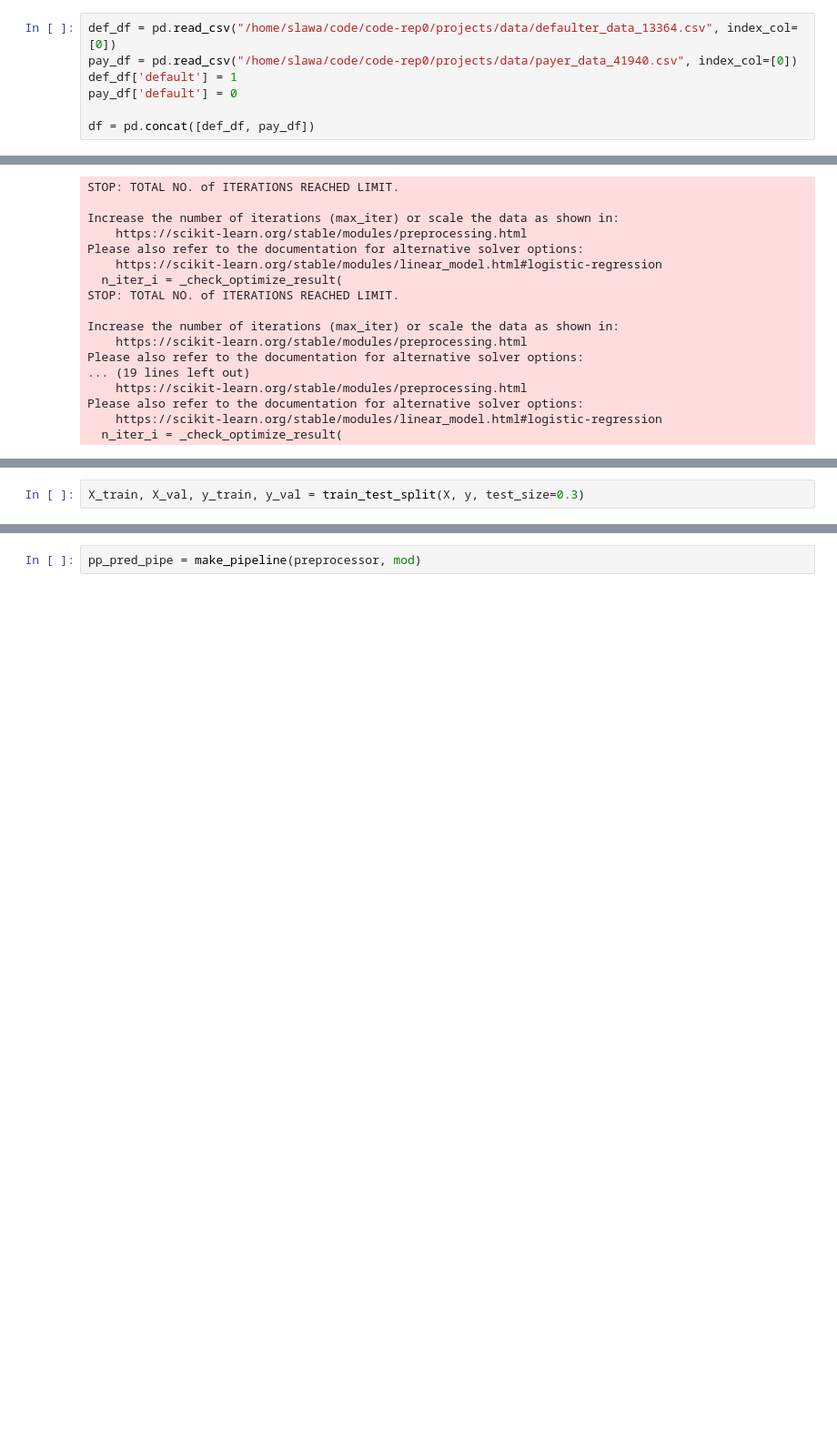
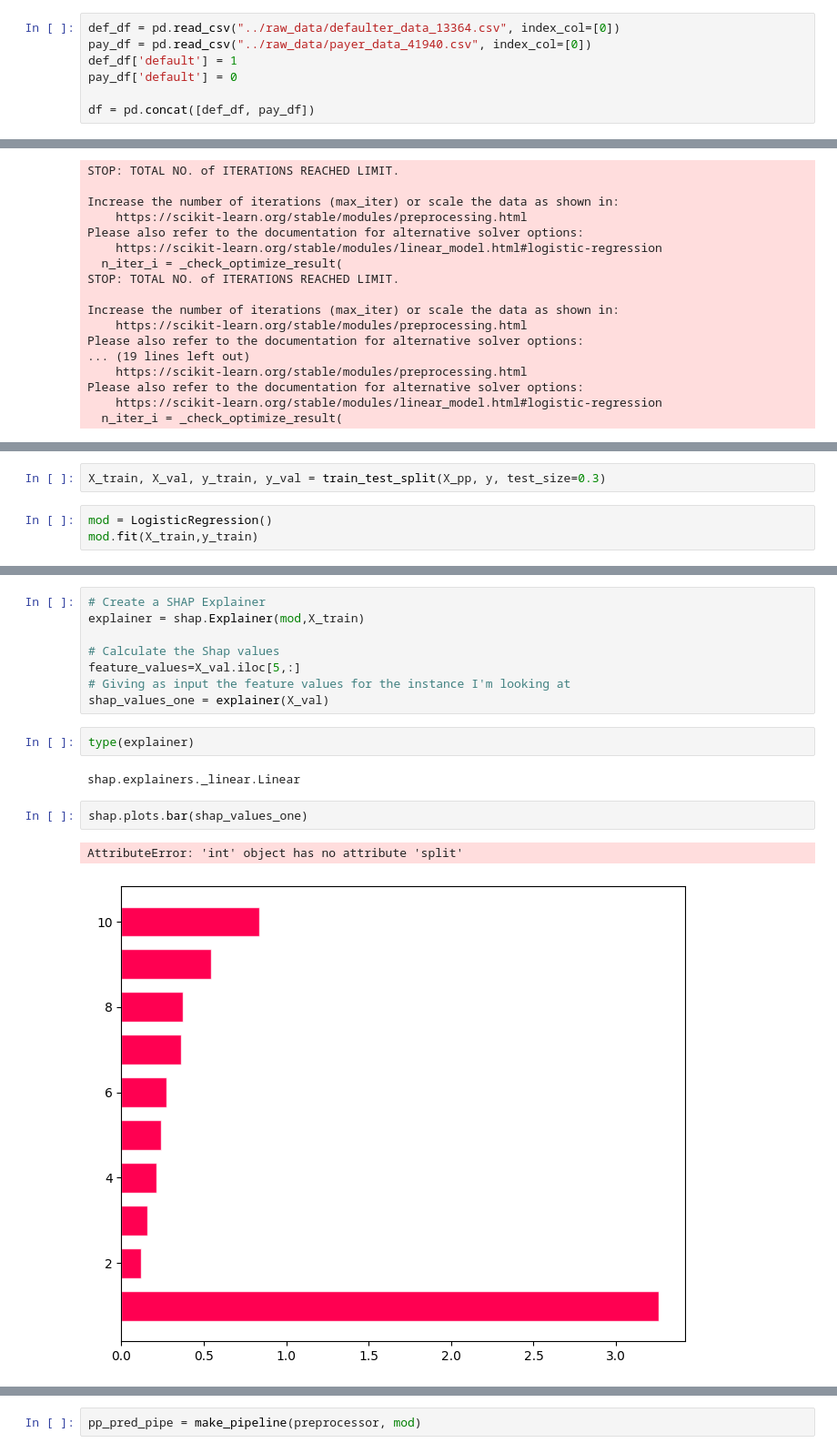
Before and after one commit to slawa-loev/AMEX_default_prediction, a Jupyter notebook: notebooks/ok_baseline_model.ipynb, the cells around one changed output, grey strips where cells are left out. Shown at 91% size. Cells and saved outputs as stored; diff of their text form; blank space fills up the shorter version.

```diff
--- a/notebooks/ok_baseline_model.ipynb
+++ b/notebooks/ok_baseline_model.ipynb
@@ -25,8 +25,8 @@ from sklearn.pipeline import Pipeline, make_pipeline, make_union
 from sklearn.compose import ColumnTransformer, make_column_transformer, make_column_selector
 from sklearn import set_config; set_config(display='diagram')
 # %%
-def_df = pd.read_csv("/home/slawa/code/code-rep0/projects/data/defaulter_data_13364.csv", index_col=[0])
-pay_df = pd.read_csv("/home/slawa/code/code-rep0/projects/data/payer_data_41940.csv", index_col=[0])
+def_df = pd.read_csv("../raw_data/defaulter_data_13364.csv", index_col=[0])
+pay_df = pd.read_csv("../raw_data/payer_data_41940.csv", index_col=[0])
 def_df['default'] = 1
 pay_df['default'] = 0
 
@@ -261,2 +265,5 @@ results
 # %%
-X_train, X_val, y_train, y_val = train_test_split(X, y, test_size=0.3)
+X_train, X_val, y_train, y_val = train_test_split(X_pp, y, test_size=0.3)
+# %%
+mod = LogisticRegression()
+mod.fit(X_train,y_train)
@@ -262,0 +288,17 @@ X_train, X_val, y_train, y_val = train_test_split(X, y, test_size=0.3)
+# %%
+# Create a SHAP Explainer
+explainer = shap.Explainer(mod,X_train)
+
+# Calculate the Shap values
+feature_values=X_val.iloc[5,:]
+# Giving as input the feature values for the instance I'm looking at
+shap_values_one = explainer(X_val)
+# %%
+type(explainer)
+# %% [output]
+shap.explainers._linear.Linear
+# %%
+shap.plots.bar(shap_values_one)
+# %% [output]
+AttributeError: 'int' object has no attribute 'split'
+[figure, added]
```
Also changed, not shown: parts of 33 cells of this notebook, 4 other files.
